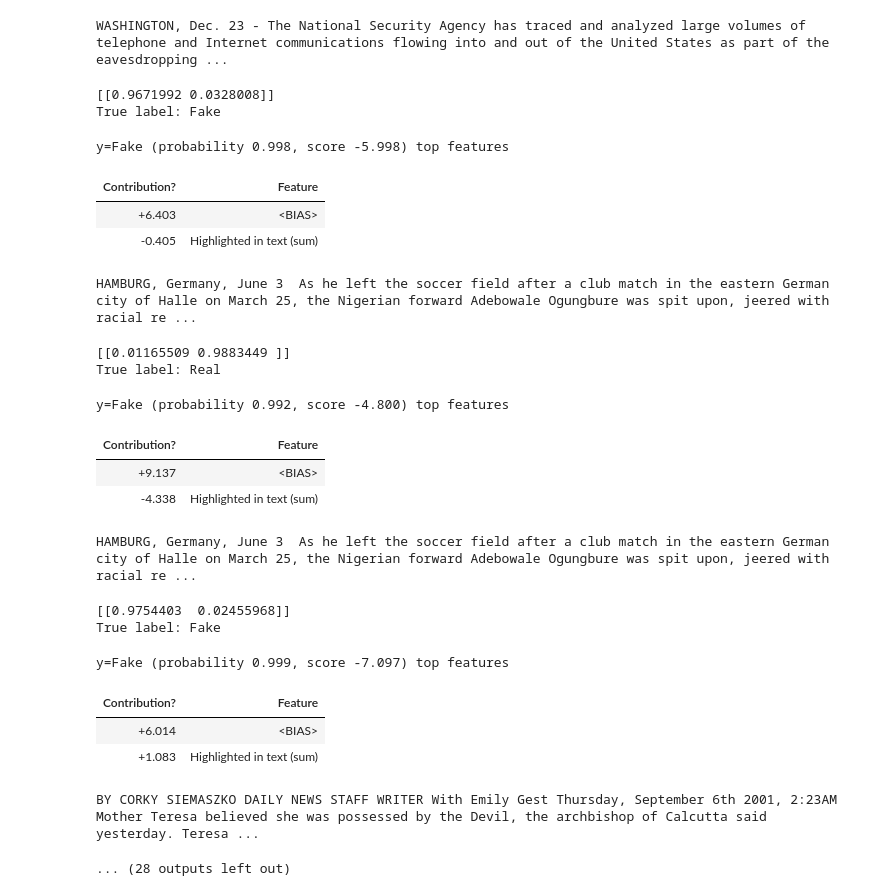
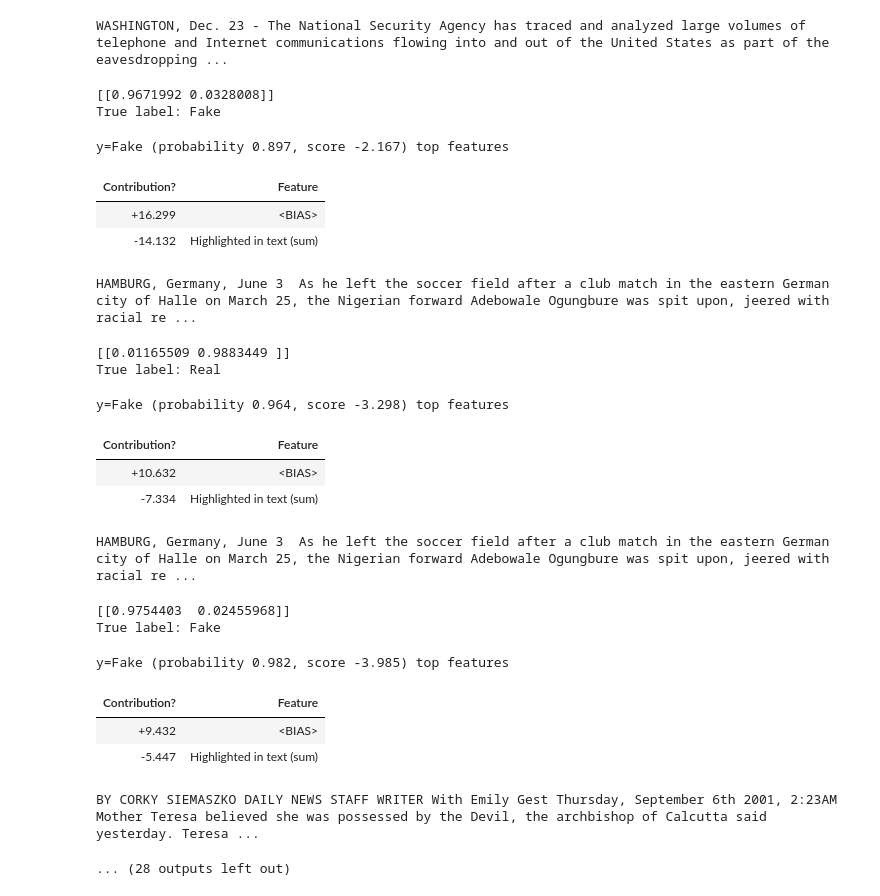
Before and after one commit to ovbystrova/hse_diploma_bc, a Jupyter notebook: notebooks/Eli5.ipynb, the cells around one changed output. Drawn from its saved outputs; the diff is of its cells as text; code cells hidden in the pictures.

```diff
--- a/notebooks/Eli5.ipynb
+++ b/notebooks/Eli5.ipynb
@@ -164,25 +164,42 @@ y=Fake (probability 0.891, score -2.103) top features
 | +19.135 | <BIAS> |
 | -17.032 | Highlighted in text (sum) |
 WASHINGTON, Dec. 23 - The National Security Agency has traced and analyzed large volumes of telephone and Internet communications flowing into and out of the United States as part of the eavesdropping ...
+# %%
+for i in range(0, 50, 10):
+#     text_fake = fake[i]
+#     text_real = real[i]
+#     te = TextExplainer(random_state=42, position_dependent=True, n_samples=10000)
+#     print(model_estimator.predict_proba([text_fake]))
+#     te.fit(doc=text_fake, predict_proba=model_estimator.predict_proba)
+#     print('True label: Fake')
+#     display(te.show_prediction(target_names=['Fake','Real']))
+
+#     te = TextExplainer(random_state=42, position_dependent=True, n_samples=10000)
+#     print(model_estimator.predict_proba([text_real]))
+#     te.fit(doc=text_real, predict_proba=model_estimator.predict_proba)
+#     print('True label: Real')
+#     display(te.show_prediction(target_names=['Fake','Real']))
+    te = TextExplainer(random_state=42, position_dependent=True, n_samples=5000)
+    te.fit()
 # %%
 for i in range(0, 50, 10):
     text_fake = fake[i]
     text_real = real[i]
-    te = TextExplainer(random_state=42, position_dependent=True, n_samples=1000)
+    te = TextExplainer(random_state=42, position_dependent=True, n_samples=6000)
     print(model_estimator.predict_proba([text_fake]))
     te.fit(doc=text_fake, predict_proba=model_estimator.predict_proba)
     print('True label: Fake')
     display(te.show_prediction(target_names=['Fake','Real']))
 
-    te = TextExplainer(random_state=42, position_dependent=True, n_samples=1000)
+    te = TextExplainer(random_state=42, position_dependent=True, n_samples=6000)
     print(model_estimator.predict_proba([text_real]))
     te.fit(doc=text_real, predict_proba=model_estimator.predict_proba)
     print('True label: Real')
     display(te.show_prediction(target_names=['Fake','Real']))
 # %% [output]
 [[0.9671992 0.0328008]]
 True label: Fake
-y=Fake (probability 0.998, score -5.998) top features
+y=Fake (probability 0.897, score -2.167) top features
 | Contribution? | Feature |
-| +6.403 | <BIAS> |
-| -0.405 | Highlighted in text (sum) |
+| +16.299 | <BIAS> |
+| -14.132 | Highlighted in text (sum) |
@@ -190,6 +207,6 @@
 [[0.01165509 0.9883449 ]]
 True label: Real
-y=Fake (probability 0.992, score -4.800) top features
+y=Fake (probability 0.964, score -3.298) top features
 | Contribution? | Feature |
-| +9.137 | <BIAS> |
-| -4.338 | Highlighted in text (sum) |
+| +10.632 | <BIAS> |
+| -7.334 | Highlighted in text (sum) |
@@ -197,8 +214,8 @@
 [[0.9754403  0.02455968]]
 True label: Fake
-y=Fake (probability 0.999, score -7.097) top features
+y=Fake (probability 0.982, score -3.985) top features
 | Contribution? | Feature |
-| +6.014 | <BIAS> |
-| +1.083 | Highlighted in text (sum) |
+| +9.432 | <BIAS> |
+| -5.447 | Highlighted in text (sum) |
 BY CORKY SIEMASZKO DAILY NEWS STAFF WRITER With Emily Gest Thursday, September 6th 2001, 2:23AM Mother Teresa believed she was possessed by the Devil, the archbishop of Calcutta said yesterday. Teresa ...
 ... (28 outputs left out)
```
Also changed, not shown: parts of 1 cell of this notebook, 58 other files.
